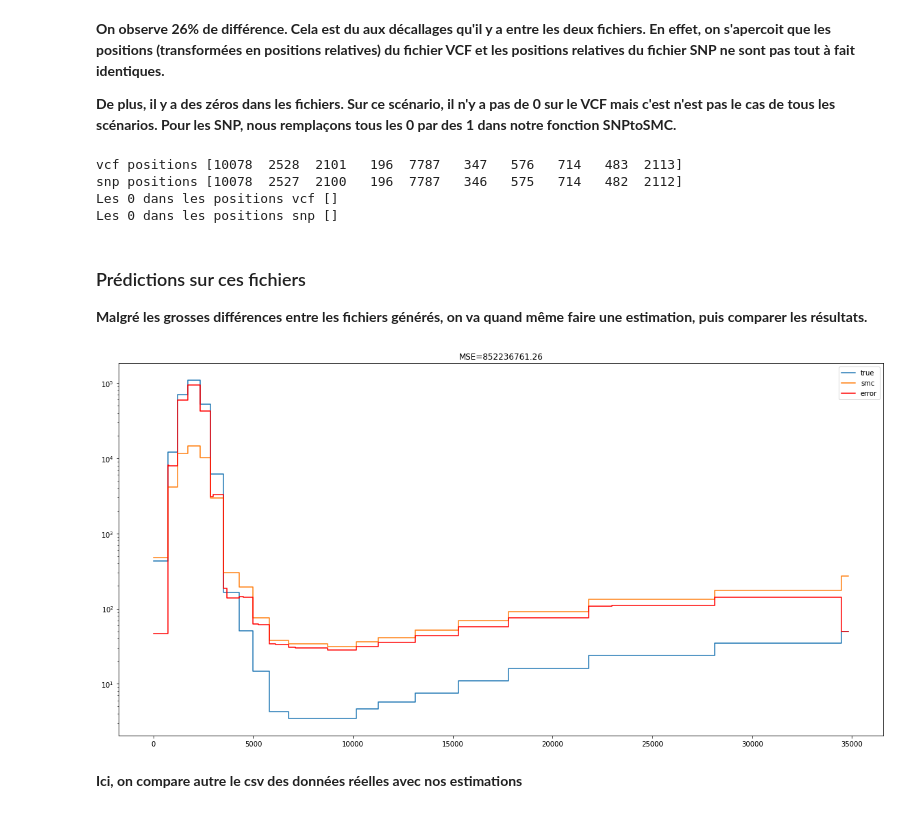
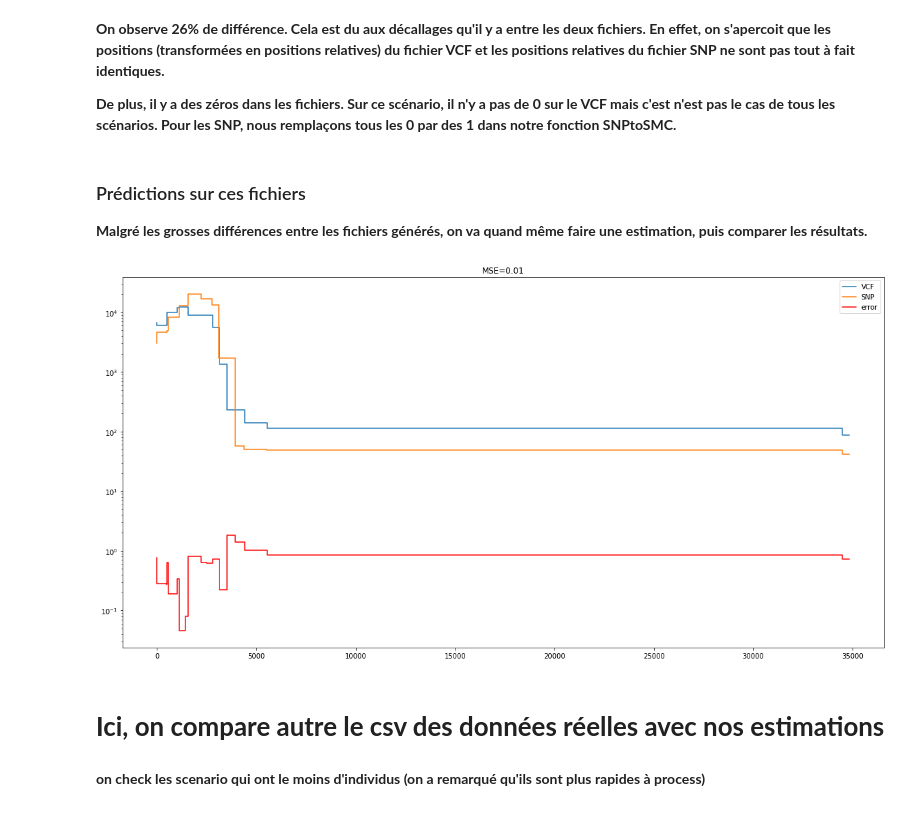
Before and after one commit to jayflora/SMCpp_HDGP, a Jupyter notebook: smc.ipynb, the cells around one changed output. Saved outputs shown, nothing was run; the diff lists cells and outputs as text; code cells hidden in the pictures.

```diff
--- a/smc.ipynb
+++ b/smc.ipynb
@@ -545,14 +454,14 @@ def toPlotPopulation(X, Y):
     Y2 = np.append(Y2, Y2[-1])
     return X2, Y2
 # %%
-def plotError(trueX, trueY, smcX, smcY):
+def plotError(trueX, trueY, smcX, smcY, true="true", sample="sample"):
     mse, error = MSE(trueX, trueY, smcX, smcY)
     trueX2, trueY2 = toPlotPopulation(trueX, trueY)
     smcX2, smcY2 = toPlotPopulation(smcX, smcY)
     trueX2, error2 = toPlotPopulation(trueX, error)
-    fig, ax = plt.subplots(1, 1, figsize=(20, 10))
-    ax.plot(trueX2, trueY2, label='true')
-    ax.plot(smcX2, smcY2, label='smc')
+    fig, ax = plt.subplots(1, 1, figsize=(13, 6))
+    ax.plot(trueX2, trueY2, label=true)
+    ax.plot(smcX2, smcY2, label=sample)
     ax.plot(trueX2, error2, c='red', label='error')
     ax.set_title(f"MSE={mse:.2f}")
     ax.set_yscale('log')
@@ -565,7 +474,16 @@ def MSE(trueX, trueY, smcX, smcY):
     """
     assert trueX[0] == smcX[0]
     assert trueX[-1] == smcX[-1]
+    if trueX.size == 21:
+        mean = np.array([  9.356916799486353, 9.323732471995893, 9.30978449335766, 9.33964656878526, 9.392022200854134, 9.434276632234456, 9.478676589026684, 9.527309373520657, 9.548713117944578, 9.570245267992675, 9.56750493829087, 9.565466907025149, 9.512536156065158, 9.434521582633796, 9.398206892470371, 9.36322667955644, 9.356504174765535, 9.329018397849097, 9.308910313027818, 9.29553514154116, 9.325170711244999 ])
+        std = np.array([ 2.471321525407103, 2.366336778710189, 2.2903378627404347, 2.258010461601245, 2.2503056614138743, 2.248511795954469, 2.233141299490089, 2.248305394343526, 2.2713535468274735, 2.3053573120835487, 2.3326904929251353, 2.3771672792991487, 2.4230819160770842, 2.4615326247187124, 2.487310767175101, 2.506719689289493, 2.52233336318805, 2.531117934134914, 2.5455292792267863, 2.5353273524949906, 2.566884053369089 ])
+    else:
+        mean = np.zeros(len(trueX))
+        std = np.ones(len(trueX))
+    trueY = (np.log(trueY) - mean)/std
+
     error = np.zeros(len(trueX))
+    error_relative = np.zeros(len(trueX))
     for i in range(1, len(trueX)):
         validIds = (smcX >= trueX[i-1]) * (smcX <= trueX[i])
         subX = smcX[validIds]
@@ -577,11 +495,14 @@ def MSE(trueX, trueY, smcX, smcY):
         if trueX[i] not in subX:
             subX = np.append(subX, trueX[i])
             subY = np.append(subY, subY[-1])
+        subY = (np.log(subY)-mean[i-1])/std[i-1]
         subX /= (max(subX) - min(subX))
         subX = subX[1:] - subX[:-1]
         error[i-1] = abs(np.dot(subX, subY[:-1]) - trueY[i-1])
-    error[-1] = abs(np.dot(subX[-1], subX[-1]) - trueY[-1])
-    mse = np.sum(np.dot(error, error))/len(error)
+        error_relative[i-1] = error[i-1] / max([np.dot(subX, subY[:-1]), trueY[i-1]])
+    error[-1] = abs(np.dot(subX[-1], subY[-1]) - trueY[-1])
+    error_relative[-1] = error[-1] / max([np.dot(subX[-1], subY[-1]), trueY[-1]])
+    mse = np.sum(np.dot(error_relative, error_relative))/len(error_relative)
     return mse, error
 # %% [markdown]
 **On teste les fonctions plotError et MSE avec des fonctions simples**
@@ -701,30 +600,18 @@ En effet, on s'apercoit que les positions (transformées en positions relatives)
 **De plus, il y a des zéros dans les fichiers.
 Sur ce scénario, il n'y a pas de 0 sur le VCF mais c'est n'est pas le cas de tous les scénarios.
 Pour les SNP, nous remplaçons tous les 0 par des 1 dans notre fonction SNPtoSMC.**
-# %%
-command = f'gunzip {file}.vcf.gz; awk ' + "'{print $2}'" + f" {file}.vcf | tr '\n' ',' | sed -E 's/.*POS,//' | sed -E 's/.$//' "
-process = subprocess.Popen(command, shell=True,  stdout=subprocess.PIPE, stderr=subprocess.PIPE, universal_newlines=True)
-stdout, stderr = process.communicate()
-tab = np.fromstring(stdout, sep=',', dtype=int)
-tab_relative = np.zeros(len(tab), dtype=int)
-tab_relative[0] = tab[0]
-for i in range(1, len(tab)):
-    tab_relative[i] = tab[i] - tab[i-1]
-n = 10
-print("vcf positions", tab_relative[:n])
-print("snp positions", POS[:n])
-print("Les 0 dans les positions vcf", np.argwhere(tab_relative == 0 ).transpose())
-print("Les 0 dans les positions snp", np.argwhere(POS == 0 ).transpose())
-u, c = np.unique(tab, return_counts=True)
-dup = u[c > 1]
-# %% [output]
-vcf positions [10078  2528  2101   196  7787   347   576   714   483  2113]
-snp positions [10078  2527  2100   196  7787   346   575   714   482  2112]
-Les 0 dans les positions vcf []
-Les 0 dans les positions snp []
 # %% [markdown]
 ### Prédictions sur ces fichiers
 
 **Malgré les grosses différences entre les fichiers générés, on va quand même faire une estimation, puis comparer les résultats.**
+# %%
+model_vcf = f"{smc_dir}/scenario_{scenario}/model_{scenario}.vcf.json"
+model_snp = f"{smc_dir}/scenario_{scenario}/model_{scenario}.snp.json"
+
+plot_vcf = f"{smc_dir}/scenario_{scenario}/plot_{scenario}.vcf.png"
+plot_snp = f"{smc_dir}/scenario_{scenario}/plot_{scenario}.snp.png"
+
+csv_snp = f"{smc_dir}/scenario_{scenario}/plot_{scenario}.snp.csv"
+csv_vcf = f"{smc_dir}/scenario_{scenario}/plot_{scenario}.vcf.csv"
 # %%
 # pour le fichier snp
@@ -742,17 +627,11 @@ model_vcf = f"{smc_dir}/scenario_{scenario}/model_{scenario}_{indiv}.vcf.json"
 os.rename('model.final.json', model_vcf)
 # %%
-model_snp = f"{smc_dir}/scenario_{scenario}/model_{scenario}_{indiv}.snp.json"
-model_vcf = f"{smc_dir}/scenario_{scenario}/model_{scenario}_{indiv}.vcf.json"
 # finalement on enregistre les résultats dans les fichiers csv
-plot_snp = f"{smc_dir}/scenario_{scenario}/plot_{scenario}_{indiv}.snp.png"
-csv_snp = f"{smc_dir}/scenario_{scenario}/plot_{scenario}_{indiv}.snp.csv"
 plot = f"smc++ plot -c {plot_snp} {model_snp}"
 process = subprocess.Popen(plot, shell=True,  stdout=subprocess.PIPE, stderr=subprocess.PIPE, universal_newlines=True)
 stdout, stderr = process.communicate()
 print(stdout, stderr)
 
-plot_vcf = f"{smc_dir}/scenario_{scenario}/plot_{scenario}_{indiv}.vcf.png"
-csv_vcf = f"{smc_dir}/scenario_{scenario}/plot_{scenario}_{indiv}.vcf.csv"
 plot = f"smc++ plot -c {plot_vcf} {model_vcf}"
 process = subprocess.Popen(plot, shell=True,  stdout=subprocess.PIPE, stderr=subprocess.PIPE, universal_newlines=True)
 stdout, stderr = process.communicate()
@@ -760,10 +639,12 @@ print(stdout, stderr)
 # %%
 # affichage de l'erreur
 Xsnp, Ysnp = loadCSV_plot(csv_snp)
 Xvcf, Yvcf = loadCSV_plot(csv_vcf)
 mse, error = MSE(Xvcf, Yvcf, Xsnp, Ysnp)
-plotError(Xvcf, Yvcf, Xsnp, Ysnp)
+plotError(Xsnp, Ysnp, Xvcf, Yvcf, "VCF", "SNP")
 # %% [output]
-[figure, old version]
+[figure, new version]
 # %% [markdown]
-**Ici, on compare autre le csv des données réelles avec nos estimations**
+# **Ici, on compare autre le csv des données réelles avec nos estimations**
+# %% [markdown]
+**on check les scenario qui ont le moins d'individus (on a remarqué qu'ils sont plus rapides à process)**
```
Also changed, not shown: parts of 48 cells of this notebook.
